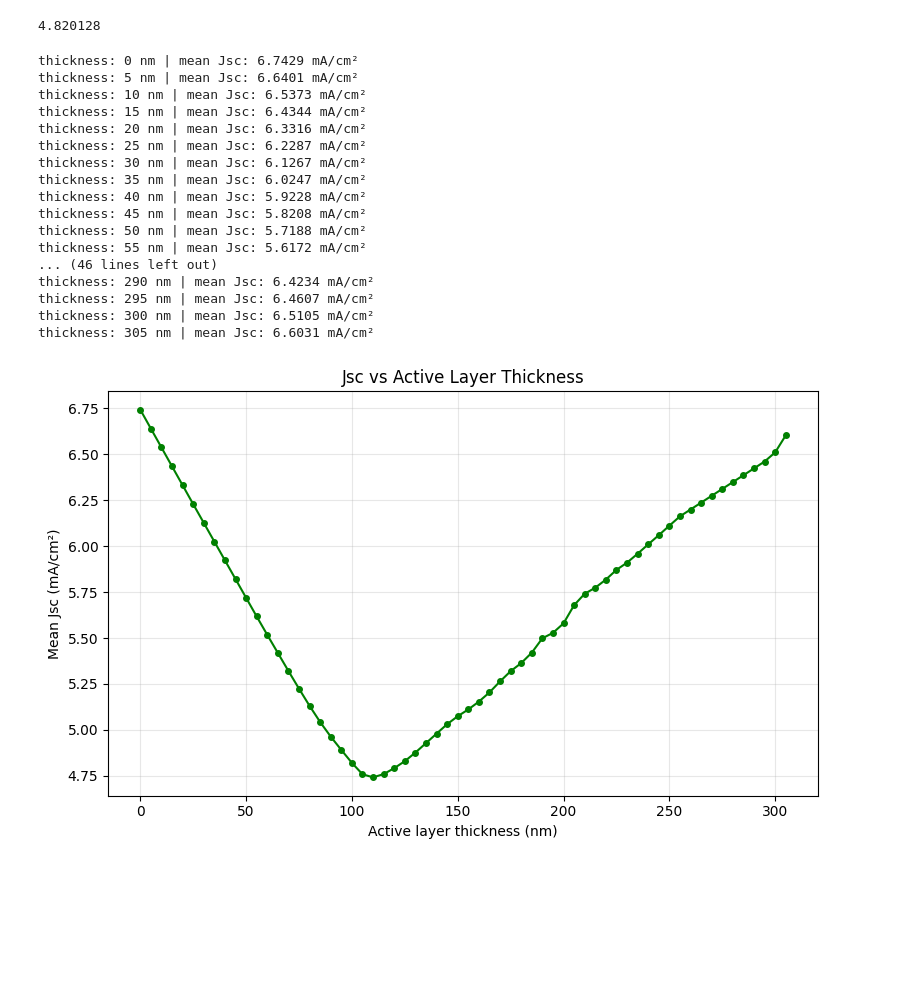
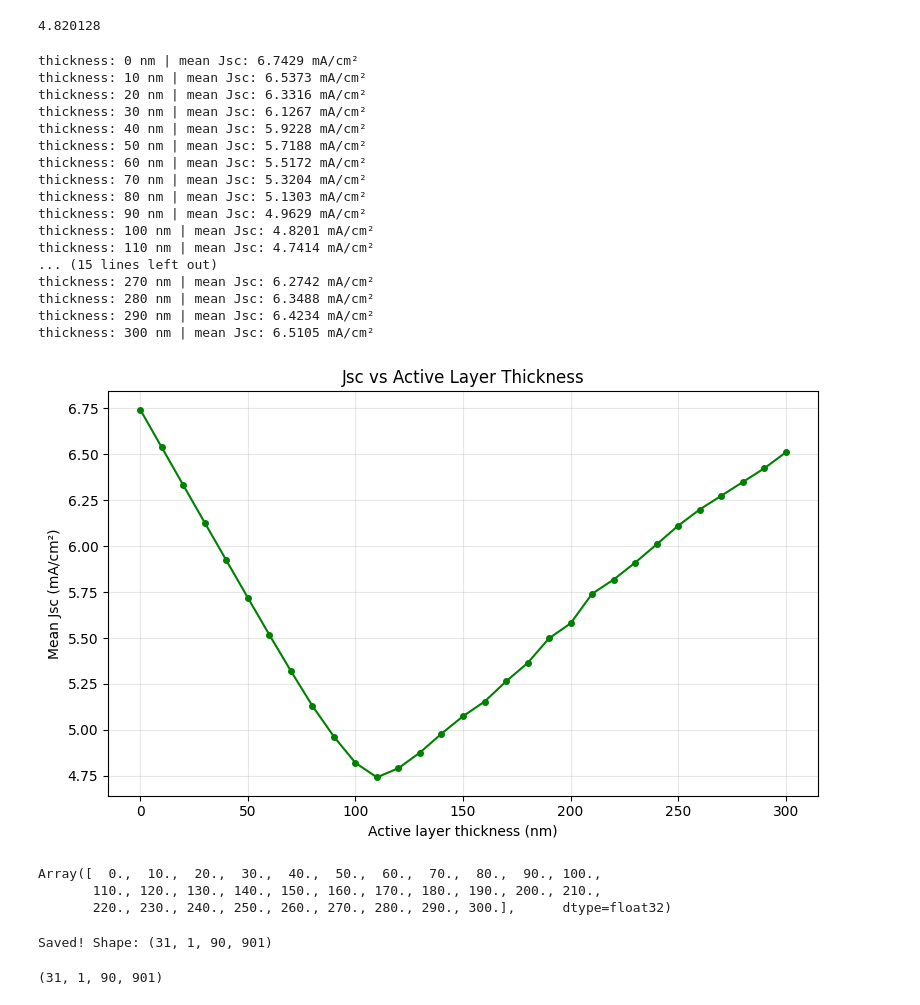
Before and after one commit to aimat-lab/SolDi2T, a Jupyter notebook: reading_Data.ipynb, the cells around one changed output. Cells and saved outputs as stored; diff of their text form; code cells hidden in the pictures; blank space fills up the shorter version.

```diff
--- a/reading_Data.ipynb
+++ b/reading_Data.ipynb
@@ -953,7 +953,7 @@ print(jnp.mean(jsc_values))
 from datetime import datetime
 date_str = datetime.now().strftime("%Y_%m%d_%H%M")
 # %%
-thickness_range_nm = jnp.arange(0, 310, 5, dtype=jnp.float64)  # 100-300 nm
+thickness_range_nm = jnp.arange(0, 310, 10, dtype=jnp.float64)  # 100-300 nm
 
 mean_jsc_list = []
 
@@ -967,40 +967,69 @@ for thickness in thickness_range_nm:
     mean_jsc_list.append(float(jnp.mean(jsc_values)))
     print(f'thickness: {float(thickness):.0f} nm | mean Jsc: {float(jnp.mean(jsc_values)):.4f} mA/cm²')
 
 # # saving
 # with open(f'jsc_nn_{date_str}.txt', 'w') as f:
 #     f.write('thickness_nm, mean_jsc_mA_cm2\n')
 #     for thickness, jsc in zip(thickness_range_nm, mean_jsc_list):
 #         f.write(f'{float(thickness):.0f}, {jsc:.6f}\n')
 
 # Plot
 fig, ax = plt.subplots(figsize=(8, 5))
 
 ax.plot(jnp.array(thickness_range_nm), mean_jsc_list, 'g-o', markersize=4)
 ax.set_xlabel('Active layer thickness (nm)')
 ax.set_ylabel('Mean Jsc (mA/cm²)')
 ax.set_title('Jsc vs Active Layer Thickness')
 ax.grid(True, alpha=0.3)
 
 plt.tight_layout()
 # plt.savefig(f'jsc_vs_thickness_{date_str}.png', dpi=150)
 plt.show()
 # %% [output]
 thickness: 0 nm | mean Jsc: 6.7429 mA/cm²
-thickness: 5 nm | mean Jsc: 6.6401 mA/cm²
 thickness: 10 nm | mean Jsc: 6.5373 mA/cm²
-thickness: 15 nm | mean Jsc: 6.4344 mA/cm²
 thickness: 20 nm | mean Jsc: 6.3316 mA/cm²
-thickness: 25 nm | mean Jsc: 6.2287 mA/cm²
 thickness: 30 nm | mean Jsc: 6.1267 mA/cm²
-thickness: 35 nm | mean Jsc: 6.0247 mA/cm²
 thickness: 40 nm | mean Jsc: 5.9228 mA/cm²
-thickness: 45 nm | mean Jsc: 5.8208 mA/cm²
 thickness: 50 nm | mean Jsc: 5.7188 mA/cm²
-thickness: 55 nm | mean Jsc: 5.6172 mA/cm²
-... (46 lines left out)
+thickness: 60 nm | mean Jsc: 5.5172 mA/cm²
+thickness: 70 nm | mean Jsc: 5.3204 mA/cm²
+thickness: 80 nm | mean Jsc: 5.1303 mA/cm²
+thickness: 90 nm | mean Jsc: 4.9629 mA/cm²
+thickness: 100 nm | mean Jsc: 4.8201 mA/cm²
+thickness: 110 nm | mean Jsc: 4.7414 mA/cm²
+... (15 lines left out)
+thickness: 270 nm | mean Jsc: 6.2742 mA/cm²
+thickness: 280 nm | mean Jsc: 6.3488 mA/cm²
 thickness: 290 nm | mean Jsc: 6.4234 mA/cm²
-thickness: 295 nm | mean Jsc: 6.4607 mA/cm²
 thickness: 300 nm | mean Jsc: 6.5105 mA/cm²
-thickness: 305 nm | mean Jsc: 6.6031 mA/cm²
-[figure, old version]
+[figure, new version]
+# %%
+jnp.arange(0, 310, 10, dtype=jnp.float64)
+# %% [output]
+Array([  0.,  10.,  20.,  30.,  40.,  50.,  60.,  70.,  80.,  90., 100.,
+       110., 120., 130., 140., 150., 160., 170., 180., 190., 200., 210.,
+       220., 230., 240., 250., 260., 270., 280., 290., 300.],      dtype=float32)
+# %%
+thickness_range_nm = jnp.arange(0, 310, 10, dtype=jnp.float64)  # 100-300 nm
+
+A_list = []
+
+for thickness in thickness_range_nm:
+    A = predict_absorption_surface_NN(thickness, loaded_absorption_surface_model,
+                                      loaded_absorption_surface_params, loaded_absorption_surface_scaler_X)
+
+    A_list.append(np.array(A))
+    # print(f'thickness: {float(thickness):.0f} nm | A shape: {np.shape(A)}')
+
+# Stack and save
+A_all_NN = np.stack(A_list, axis=0)  # (n_thickness, 1, 90, 901)
+# np.save(f'A_NN_{date_str}.npy', A_all_NN)
+# print(f'Saved! Shape: {A_all_NN.shape}')
+# %% [output]
+Saved! Shape: (31, 1, 90, 901)
+# %%
+A_all_nn = np.load(f'A_NN_2026_0618_1455.npy')
+print(A_all_nn.shape)  # (n_thickness, 1, 90, 901)
+# %% [output]
+(31, 1, 90, 901)
```
Also changed, not shown: parts of 3 cells of this notebook, 1 other file.
